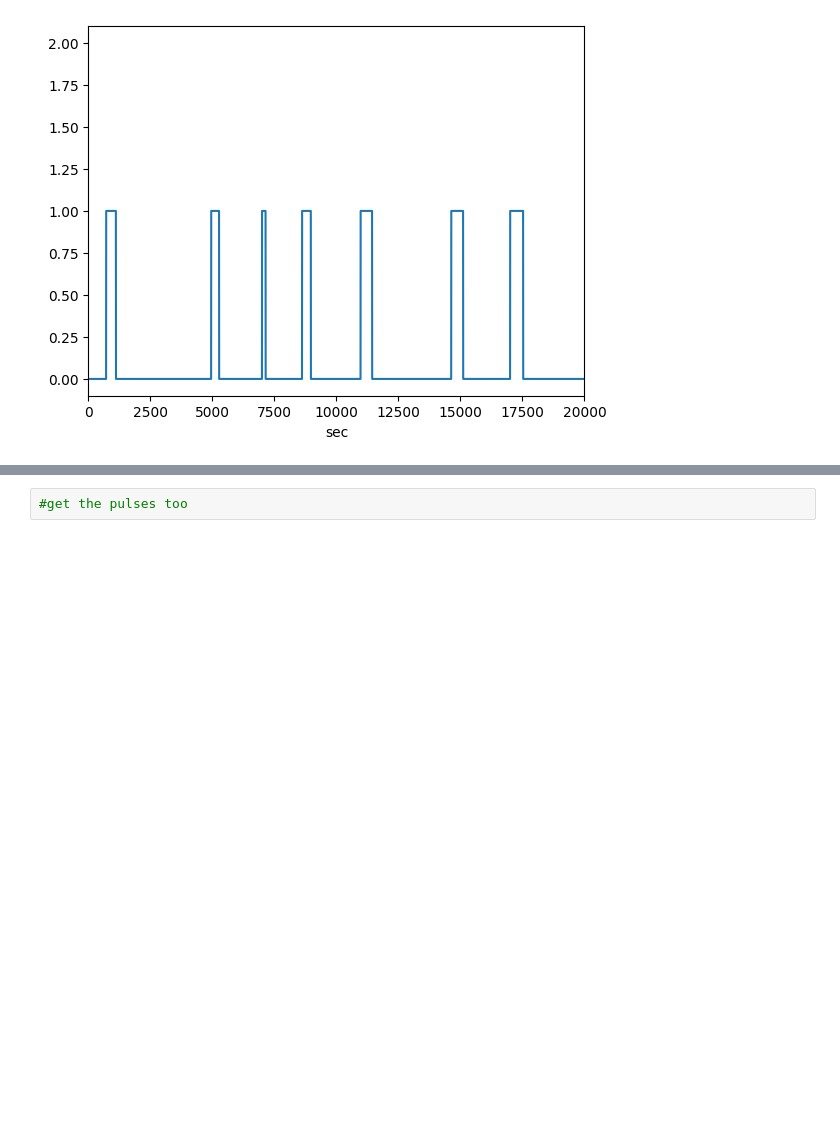
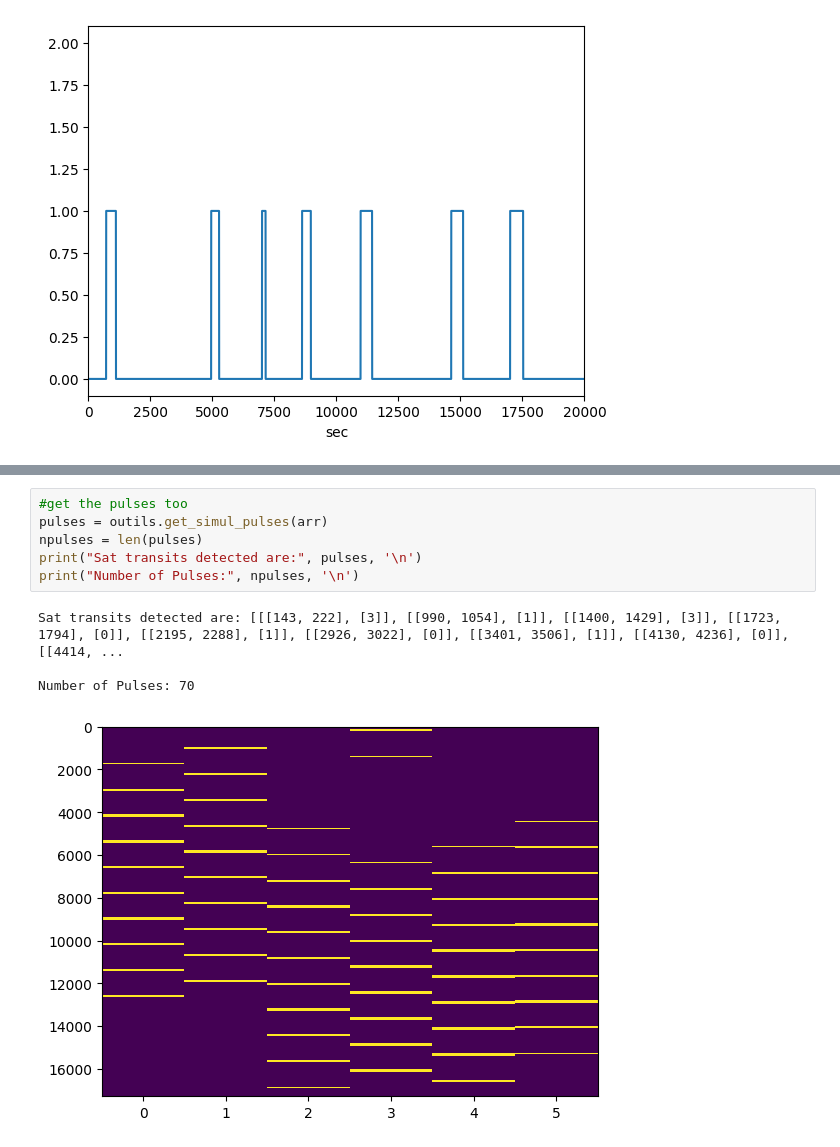
Before and after one commit to ALBATROS-Experiment/albatros_analysis, a Jupyter notebook: scripts/satellite_testing.ipynb, the cells around one changed output, grey strips where cells are left out. Cells and saved outputs as stored; diff of their text form; blank space fills up the shorter version.

```diff
--- a/scripts/satellite_testing.ipynb
+++ b/scripts/satellite_testing.ipynb
@@ -160,2 +162,11 @@ ax[1].imshow(arr[:2000],aspect='auto',interpolation="none")
-# %%
-#get the pulses too
+# %%
+#get the pulses too
+pulses = outils.get_simul_pulses(arr)
+npulses = len(pulses)
+print("Sat transits detected are:", pulses, '\n')
+print("Number of Pulses:", npulses, '\n')
+# %% [output]
+Sat transits detected are: [[[143, 222], [3]], [[990, 1054], [1]], [[1400, 1429], [3]], [[1723, 1794], [0]], [[2195, 2288], [1]], [[2926, 3022], [0]], [[3401, 3506], [1]], [[4130, 4236], [0]], [[4414, ...
+
+Number of Pulses: 70
+[figure, added]
```
Also changed, not shown: parts of 3 cells of this notebook, 2 other files.
